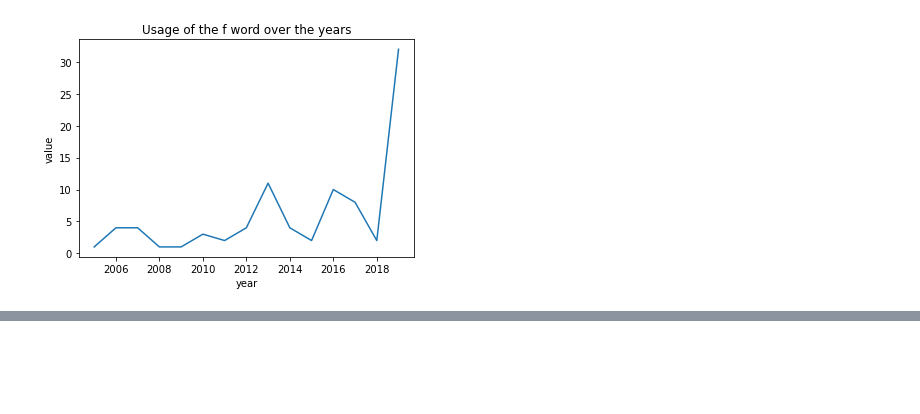
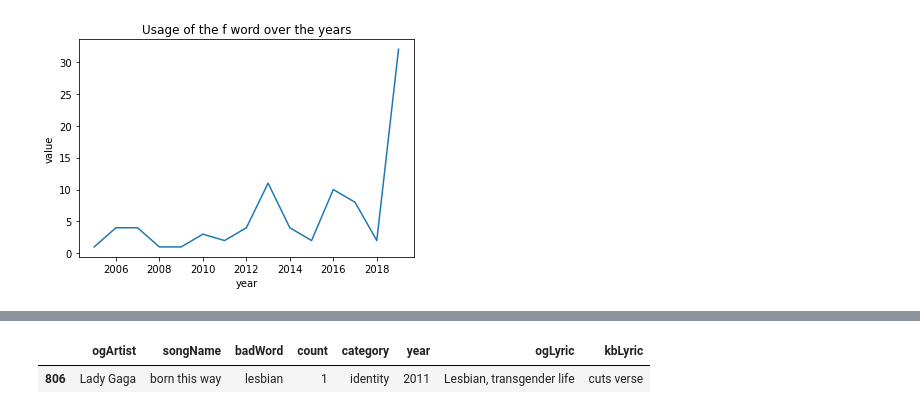
Before and after one commit to data301-2020-winter2/course-project-group_1052, a Jupyter notebook: analysis/Tia/Tia_Milestone_2_Task4.ipynb, the cells around one changed output, grey strips where cells are left out. Saved outputs shown, nothing was run; the diff lists cells and outputs as text; code cells hidden in the pictures; blank space fills up the shorter version.

```diff
--- a/analysis/Tia/Tia_Milestone_2_Task4.ipynb
+++ b/analysis/Tia/Tia_Milestone_2_Task4.ipynb
@@ -225,0 +261,5 @@ df[df['ogArtist'] == 'Lady Gaga']
+# %%
+df[df['badWord']=='lesbian']
+# %% [output]
+|  | ogArtist | songName | badWord | count | category | year | ogLyric | kbLyric |
+| 806 | Lady Gaga | born this way | lesbian | 1 | identity | 2011 | Lesbian, transgender life | cuts verse |
```
Also changed, not shown: parts of 16 cells of this notebook, 2 other files.
